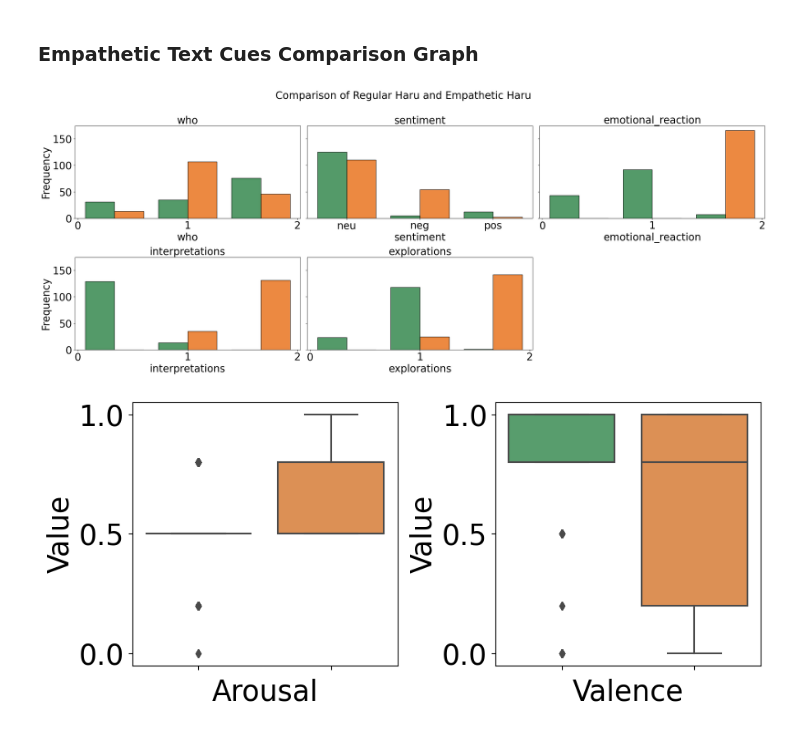
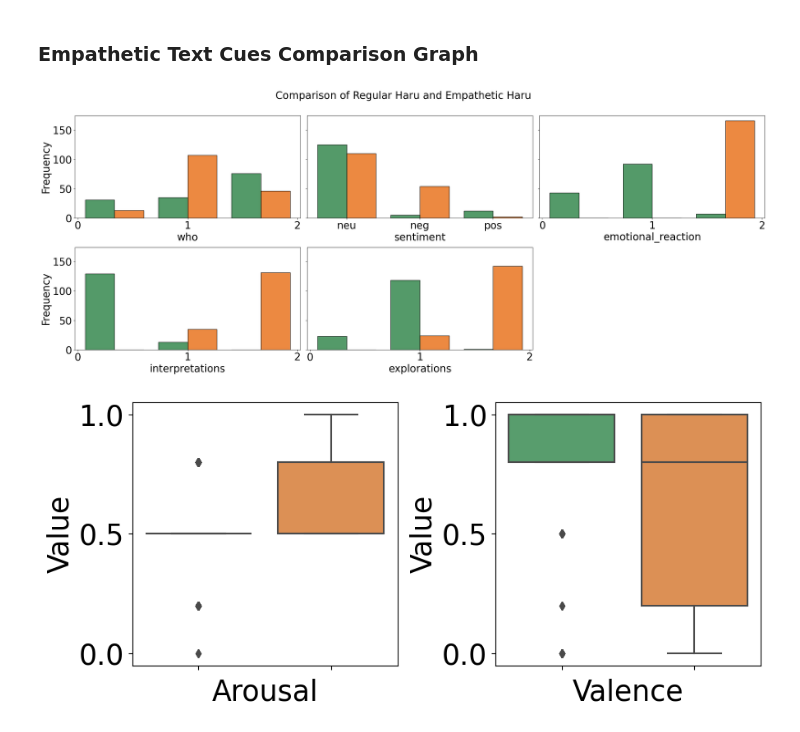
Before and after one commit to christianharu/WHEE, a Jupyter notebook: graphs.ipynb, the cells around one changed output. Saved outputs shown, nothing was run; the diff lists cells and outputs as text; code cells hidden in the pictures.

Commit message:
Updated graphs

```diff
--- a/graphs.ipynb
+++ b/graphs.ipynb
@@ -417,35 +417,35 @@ for col, (column, values) in enumerate(columns_info.items()):
     combined_data = pd.concat([filtered_regular_haru, filtered_empathetic_haru]).reset_index(drop=True)
 
     sns.histplot(
         combined_data,
         x=column,
         bins=len(values),
         hue='model',
         multiple='dodge',
         shrink=0.8,
         kde=False,
         ax=axes[col],
         palette = palette,
         legend=False
     )
-    axes[col].set_title(column)
+    axes[col].set_title('')
     axes[col].set_xlabel(column)
     axes[col].set_ylabel('Frequency')
     axes[col].set_xticks(range(len(values)))
     axes[col].set_xticklabels(values)
 
 
 
 # Hide the last subplot if there are fewer columns than subplots
 if len(columns_info) < len(axes):
     for i in range(len(columns_info), len(axes)):
         fig.delaxes(axes[i])
 
 
 plt.tight_layout(rect=[0, 0, 1, 0.96])
 plt.show()
 # %% [output]
-[figure, old version]
+[figure, new version]
 # %%
 fig, axes = plt.subplots(1, 2, figsize=(9, 4))
 
```
